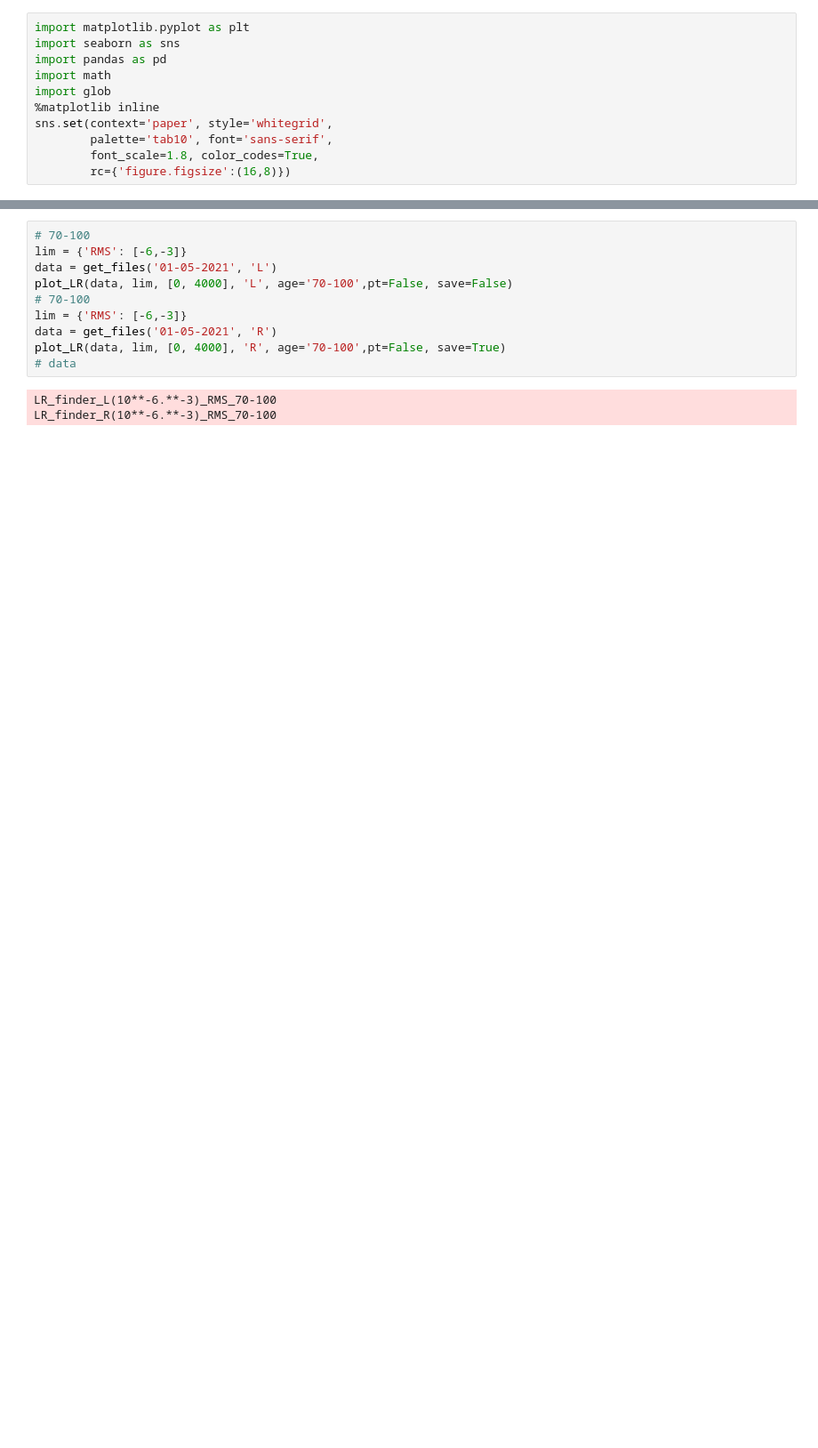
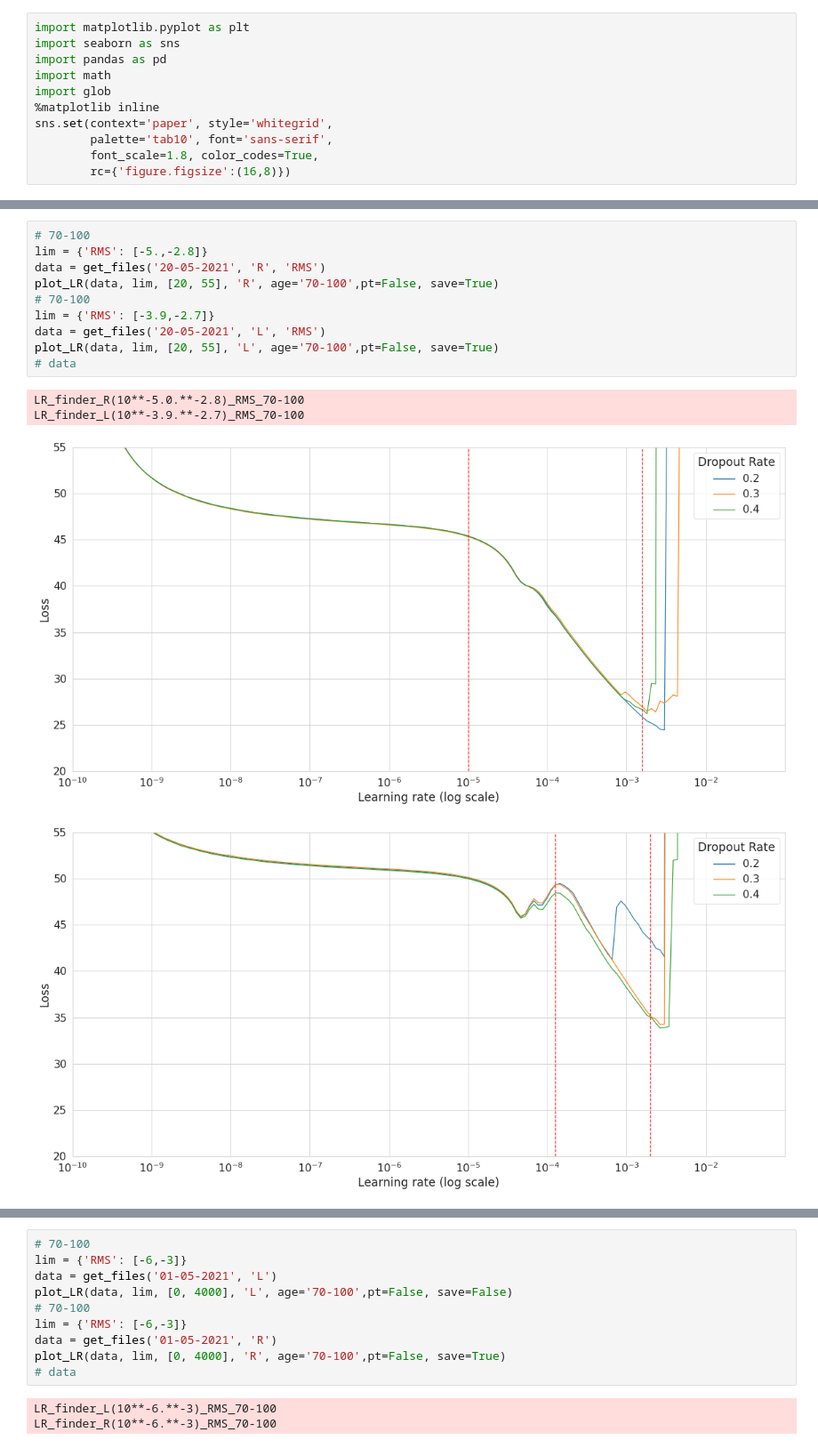
Before and after one commit to kapoloni/age_prediction, a Jupyter notebook: plots/plot_LR_finder.ipynb, the cells around one changed output, grey strips where cells are left out. Shown at 89% size. Drawn from its saved outputs; the diff is of its cells as text; blank space fills up the shorter version.

```diff
--- a/plots/plot_LR_finder.ipynb
+++ b/plots/plot_LR_finder.ipynb
@@ -59,2 +74,17 @@ def get_files(day, side):
+# %%
+# 70-100
+lim = {'RMS': [-5.,-2.8]}
+data = get_files('20-05-2021', 'R', 'RMS')
+plot_LR(data, lim, [20, 55], 'R', age='70-100',pt=False, save=True)
+# 70-100
+lim = {'RMS': [-3.9,-2.7]}
+data = get_files('20-05-2021', 'L', 'RMS')
+plot_LR(data, lim, [20, 55], 'L', age='70-100',pt=False, save=True)
+# data
+# %% [output]
+LR_finder_R(10**-5.0.**-2.8)_RMS_70-100
+LR_finder_L(10**-3.9.**-2.7)_RMS_70-100
+[figure, added]
+[figure, added]
 # %%
 # 0-70
```
Also changed, not shown: parts of 4 cells of this notebook, 30 other files.
